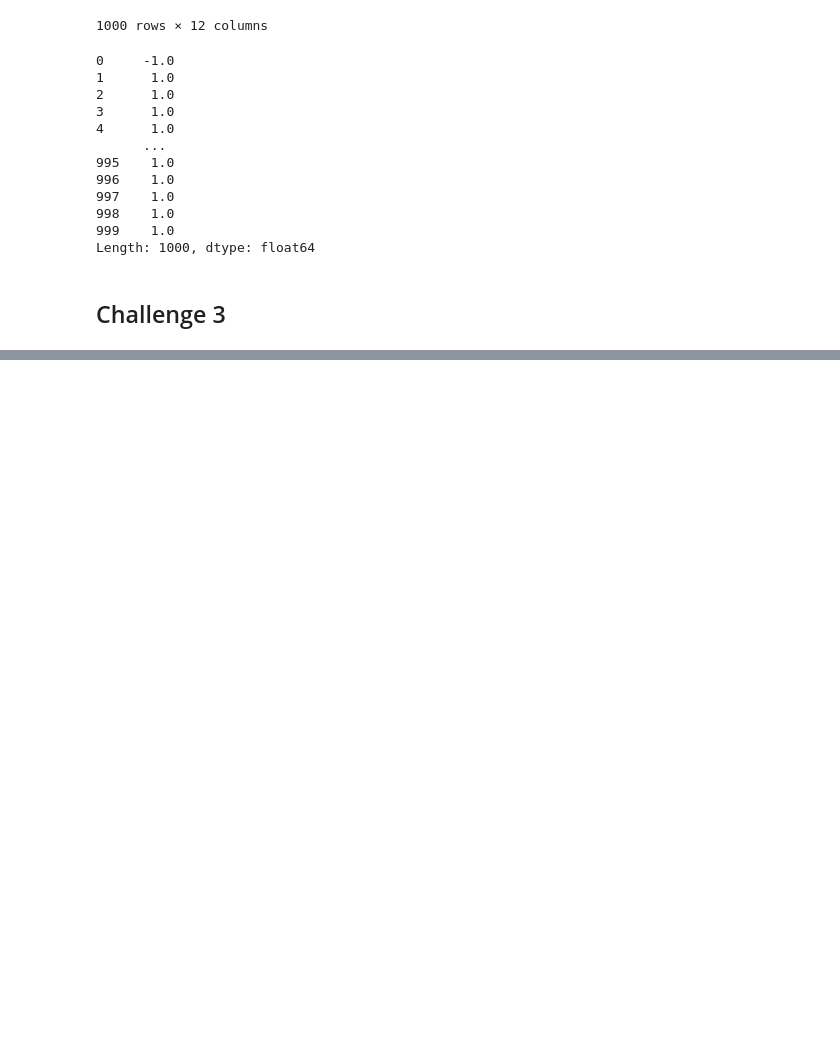
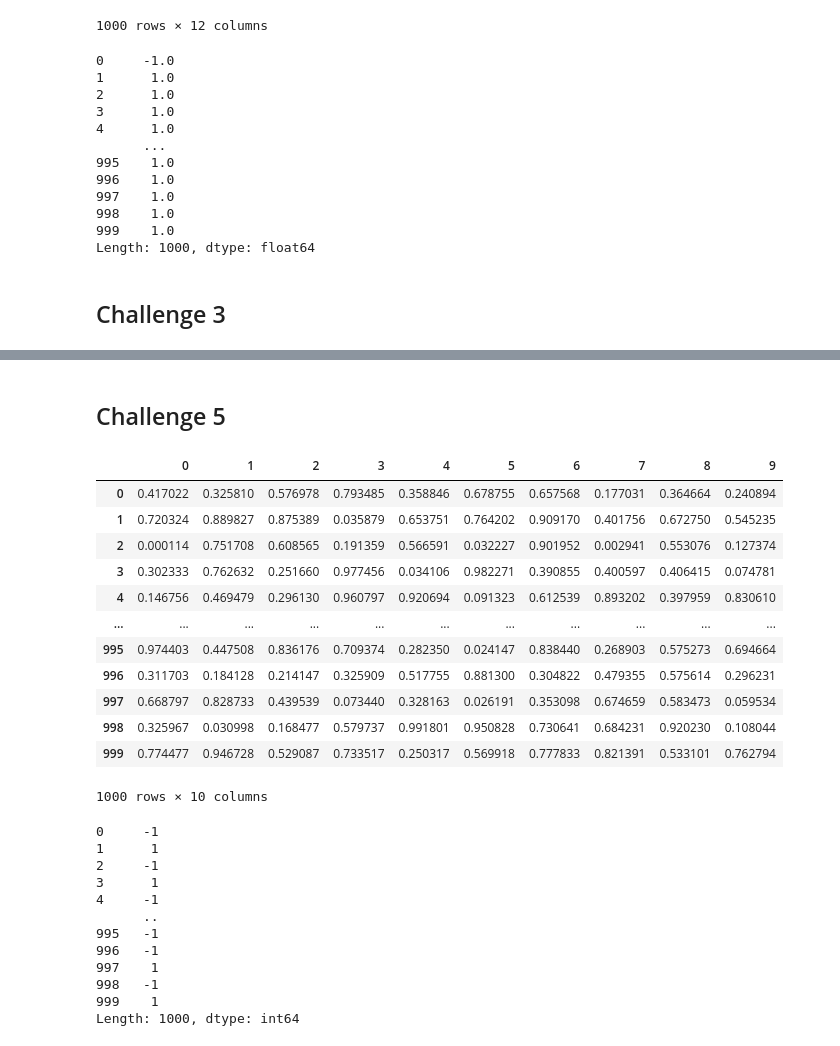
Before and after one commit to CSC-566-benchmark-team-2/team-2-benchmark-4, a Jupyter notebook: notebooks/benchmark_3.ipynb, the cells around one changed output, grey strips where cells are left out. Cells and saved outputs as stored; diff of their text form; code cells hidden in the pictures; blank space fills up the shorter version.

```diff
--- a/notebooks/benchmark_3.ipynb
+++ b/notebooks/benchmark_3.ipynb
@@ -268,0 +331,34 @@ Length: 1000, dtype: float64
+# %% [markdown]
+## Challenge 5
+# %%
+X5, y5 = benchmark_utils.extra_challenge()
+X5 = pd.DataFrame(X5, columns=list(map(str, range(len(X5[0])))))
+y5 = pd.Series(y5)
+
+display(X5, y5)
+# %% [output]
+|  | 0 | 1 | 2 | 3 | 4 | 5 | 6 | 7 | 8 | 9 |
+| 0 | 0.417022 | 0.325810 | 0.576978 | 0.793485 | 0.358846 | 0.678755 | 0.657568 | 0.177031 | 0.364664 | 0.240894 |
+| 1 | 0.720324 | 0.889827 | 0.875389 | 0.035879 | 0.653751 | 0.764202 | 0.909170 | 0.401756 | 0.672750 | 0.545235 |
+| 2 | 0.000114 | 0.751708 | 0.608565 | 0.191359 | 0.566591 | 0.032227 | 0.901952 | 0.002941 | 0.553076 | 0.127374 |
+| 3 | 0.302333 | 0.762632 | 0.251660 | 0.977456 | 0.034106 | 0.982271 | 0.390855 | 0.400597 | 0.406415 | 0.074781 |
+| 4 | 0.146756 | 0.469479 | 0.296130 | 0.960797 | 0.920694 | 0.091323 | 0.612539 | 0.893202 | 0.397959 | 0.830610 |
+| ... | ... | ... | ... | ... | ... | ... | ... | ... | ... | ... |
+| 995 | 0.974403 | 0.447508 | 0.836176 | 0.709374 | 0.282350 | 0.024147 | 0.838440 | 0.268903 | 0.575273 | 0.694664 |
+| 996 | 0.311703 | 0.184128 | 0.214147 | 0.325909 | 0.517755 | 0.881300 | 0.304822 | 0.479355 | 0.575614 | 0.296231 |
+| 997 | 0.668797 | 0.828733 | 0.439539 | 0.073440 | 0.328163 | 0.026191 | 0.353098 | 0.674659 | 0.583473 | 0.059534 |
+| 998 | 0.325967 | 0.030998 | 0.168477 | 0.579737 | 0.991801 | 0.950828 | 0.730641 | 0.684231 | 0.920230 | 0.108044 |
+| 999 | 0.774477 | 0.946728 | 0.529087 | 0.733517 | 0.250317 | 0.569918 | 0.777833 | 0.821391 | 0.533101 | 0.762794 |
+1000 rows × 10 columns
+0     -1
+1      1
+2     -1
+3      1
+4     -1
+      ..
+995   -1
+996   -1
+997    1
+998   -1
+999    1
+Length: 1000, dtype: int64
```
Also changed, not shown: parts of 5 cells of this notebook.
